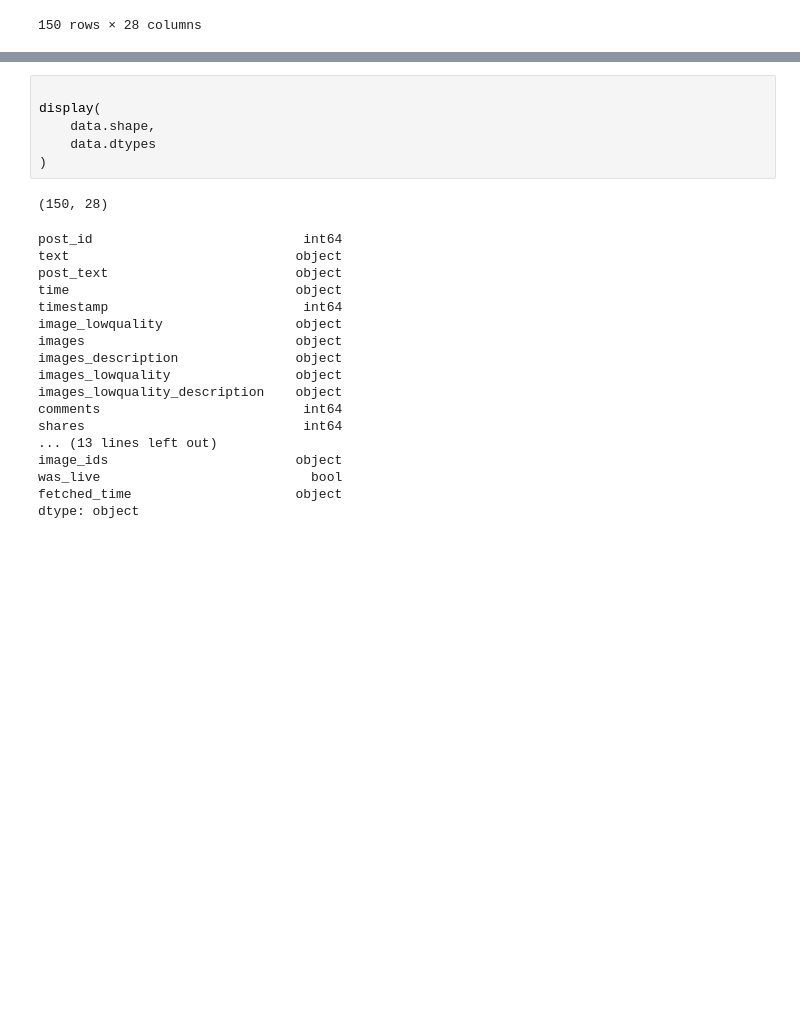
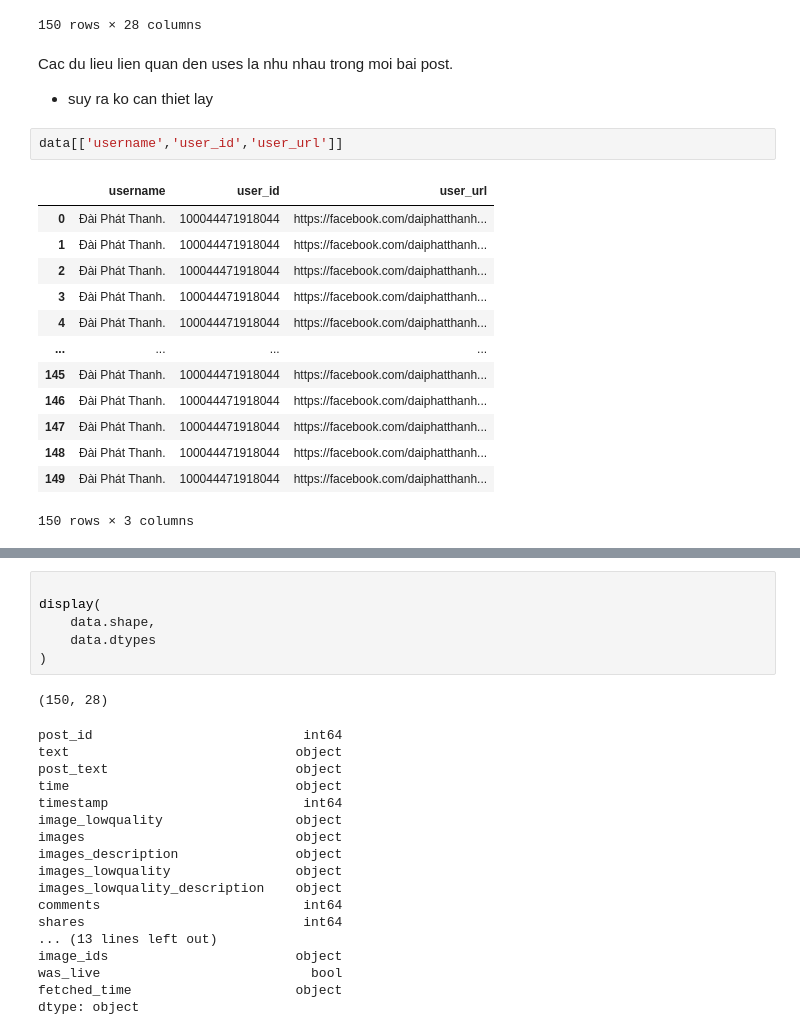
Before and after one commit to quyencanh203/final_project, a Jupyter notebook: 2Clearn.ipynb, the cells around one changed output, grey strips where cells are left out. Drawn from its saved outputs; the diff is of its cells as text; blank space fills up the shorter version.

```diff
--- a/2Clearn.ipynb
+++ b/2Clearn.ipynb
@@ -119,3 +126,22 @@ data
 | 148 | 902864724539250 | Obito cùng SHIKI thể hiện track T... | Obito cùng SHIKI thể hiện track T... | 2023-11-06 12:32:13 | 1699248733 | https://scontent.fhan2-4.fna.fbcd... | [] | [] | ... |
 | 149 | 902850977873958 | G-DRAGON trình diện để hợp tác đi... | G-DRAGON trình diện để hợp tác đi... | 2023-11-06 11:49:01 | 1699246141 | https://scontent.fhan2-3.fna.fbcd... | ['https://scontent.fhan2-3.fna.fb... | ['Có thể là hình ảnh về 2 người, ... | ... |
 150 rows × 28 columns
+# %% [markdown]
+Cac du lieu lien quan den uses la nhu nhau trong moi bai post.
+- suy ra ko can thiet lay
+# %%
+data[['username','user_id','user_url']]
+# %% [output]
+|  | username | user_id | user_url |
+| 0 | Đài Phát Thanh. | 100044471918044 | https://facebook.com/daiphatthanh... |
+| 1 | Đài Phát Thanh. | 100044471918044 | https://facebook.com/daiphatthanh... |
+| 2 | Đài Phát Thanh. | 100044471918044 | https://facebook.com/daiphatthanh... |
+| 3 | Đài Phát Thanh. | 100044471918044 | https://facebook.com/daiphatthanh... |
+| 4 | Đài Phát Thanh. | 100044471918044 | https://facebook.com/daiphatthanh... |
+| ... | ... | ... | ... |
+| 145 | Đài Phát Thanh. | 100044471918044 | https://facebook.com/daiphatthanh... |
+| 146 | Đài Phát Thanh. | 100044471918044 | https://facebook.com/daiphatthanh... |
+| 147 | Đài Phát Thanh. | 100044471918044 | https://facebook.com/daiphatthanh... |
+| 148 | Đài Phát Thanh. | 100044471918044 | https://facebook.com/daiphatthanh... |
+| 149 | Đài Phát Thanh. | 100044471918044 | https://facebook.com/daiphatthanh... |
+150 rows × 3 columns
```
Also changed, not shown: parts of 15 cells of this notebook, 2 other files.
